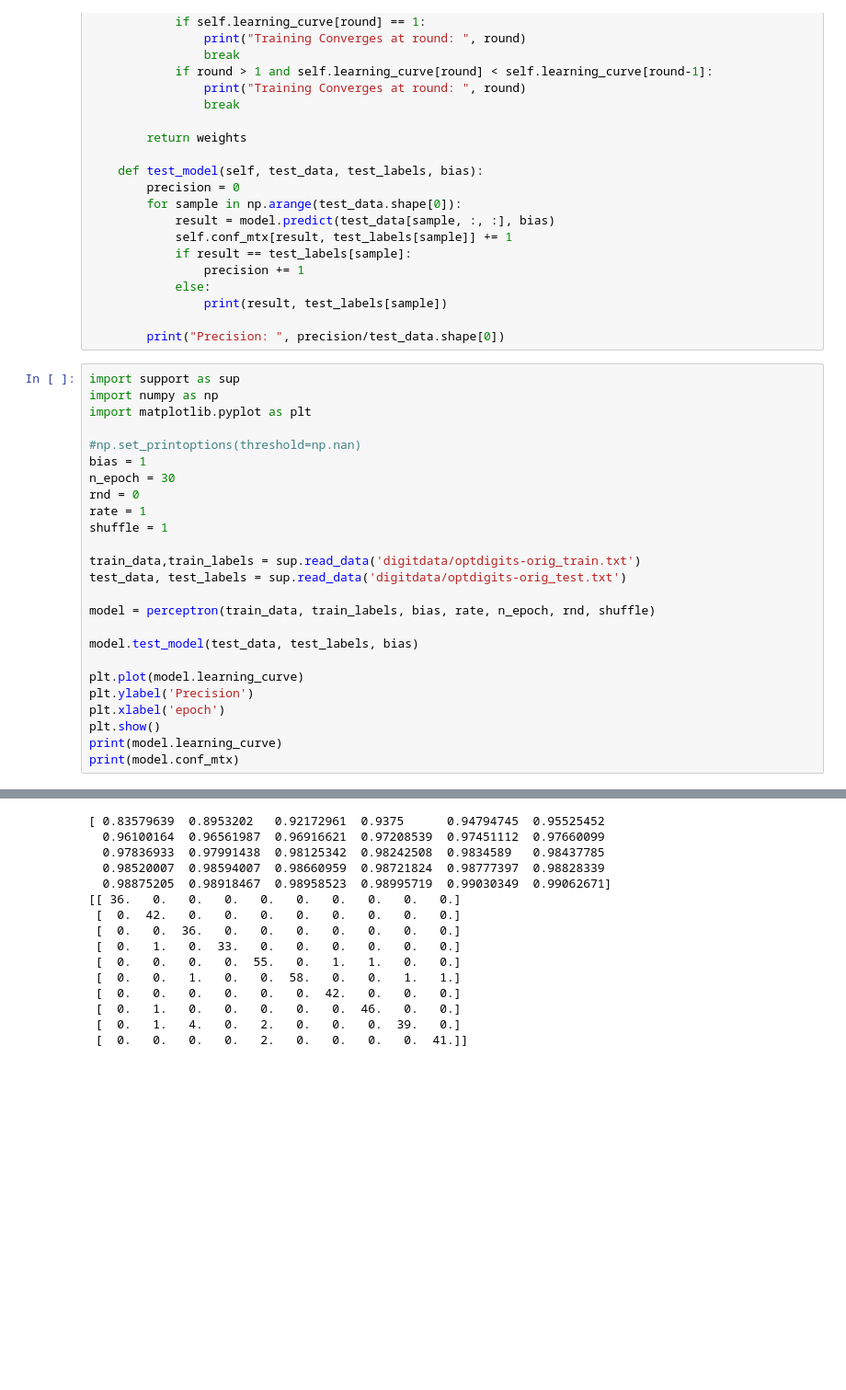
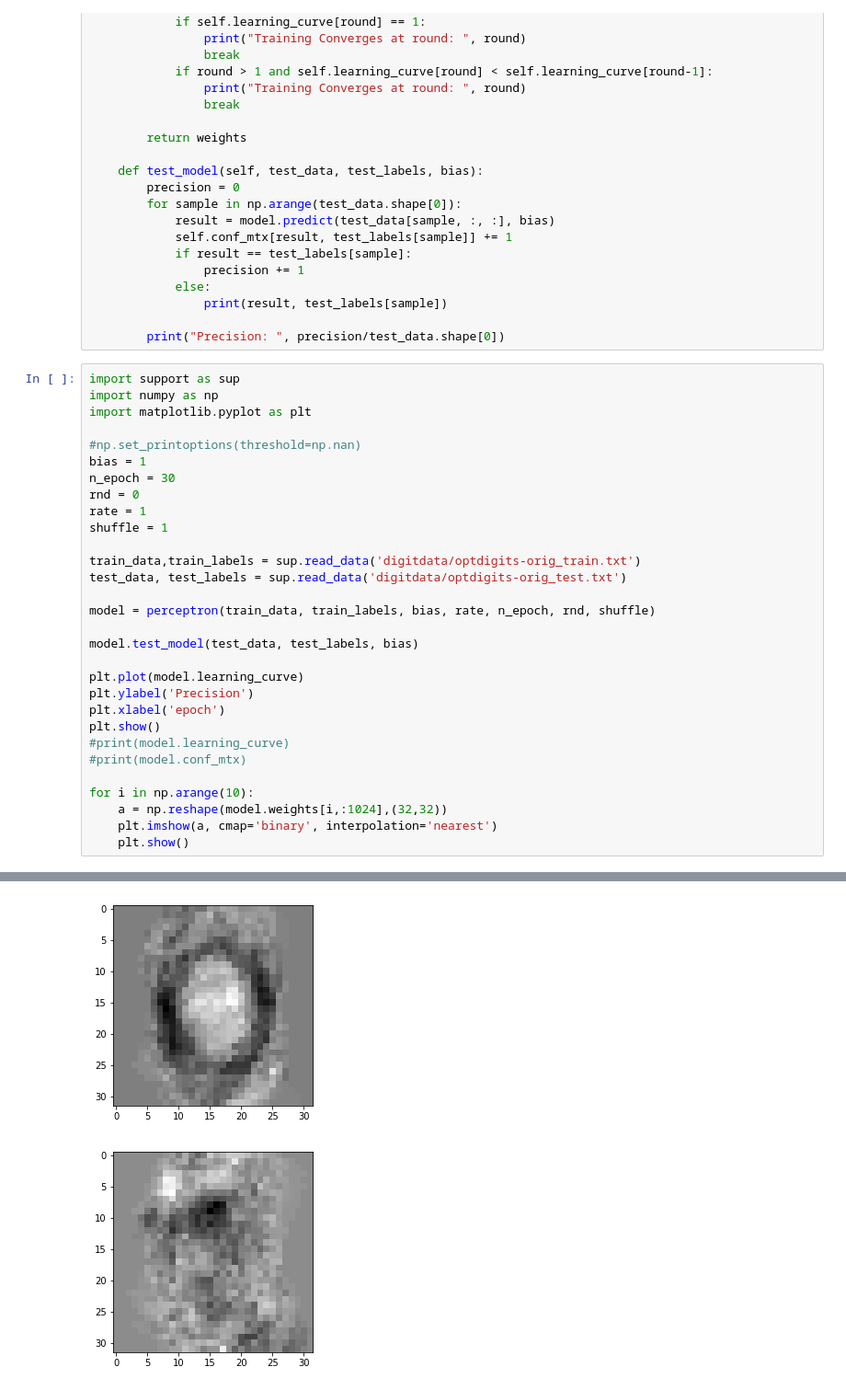
Before and after one commit to SoorajKumar35/cs440group, a Jupyter notebook: mp3/perceptron.ipynb, the cells around one changed output, grey strips where cells are left out. Shown at 92% size. Drawn from its saved outputs; the diff is of its cells as text; blank space fills up the shorter version.

Commit message:
.py file for perceptron, visualization

```diff
--- a/mp3/perceptron.ipynb
+++ b/mp3/perceptron.ipynb
@@ -124,6 +124,11 @@ plt.plot(model.learning_curve)
 plt.ylabel('Precision')
 plt.xlabel('epoch')
 plt.show()
-print(model.learning_curve)
-print(model.conf_mtx)
+#print(model.learning_curve)
+#print(model.conf_mtx)
+
+for i in np.arange(10):
+    a = np.reshape(model.weights[i,:1024],(32,32))
+    plt.imshow(a, cmap='binary', interpolation='nearest')
+    plt.show()
 # %% [output]
@@ -147,16 +153,3 @@ Precision:  0.963963963963964
 [figure]
-[ 0.83579639  0.8953202   0.92172961  0.9375      0.94794745  0.95525452
-  0.96100164  0.96561987  0.96916621  0.97208539  0.97451112  0.97660099
-  0.97836933  0.97991438  0.98125342  0.98242508  0.9834589   0.98437785
-  0.98520007  0.98594007  0.98660959  0.98721824  0.98777397  0.98828339
-  0.98875205  0.98918467  0.98958523  0.98995719  0.99030349  0.99062671]
-[[ 36.   0.   0.   0.   0.   0.   0.   0.   0.   0.]
- [  0.  42.   0.   0.   0.   0.   0.   0.   0.   0.]
- [  0.   0.  36.   0.   0.   0.   0.   0.   0.   0.]
- [  0.   1.   0.  33.   0.   0.   0.   0.   0.   0.]
- [  0.   0.   0.   0.  55.   0.   1.   1.   0.   0.]
- [  0.   0.   1.   0.   0.  58.   0.   0.   1.   1.]
- [  0.   0.   0.   0.   0.   0.  42.   0.   0.   0.]
- [  0.   1.   0.   0.   0.   0.   0.  46.   0.   0.]
- [  0.   1.   4.   0.   2.   0.   0.   0.  39.   0.]
- [  0.   0.   0.   0.   2.   0.   0.   0.   0.  41.]]
+[figure, added]
+[figure, added]
```
Also changed, not shown: parts of 1 cell of this notebook, 1 other file.
